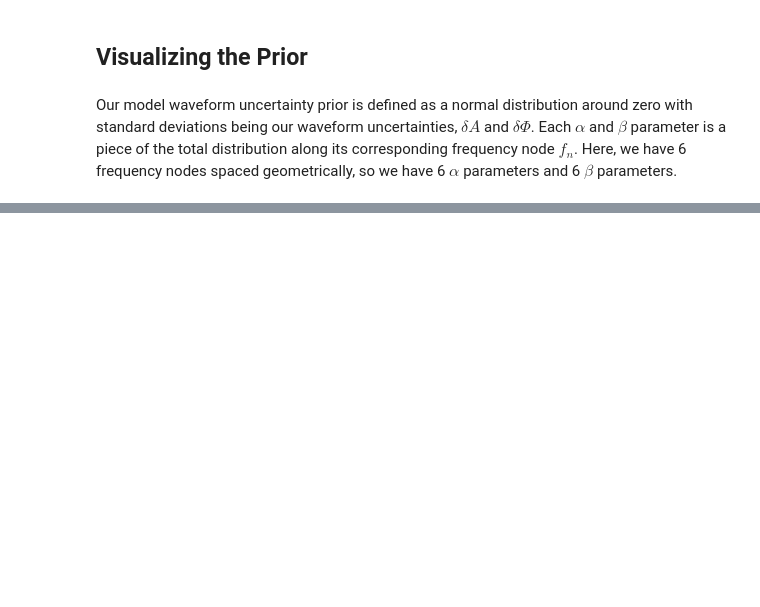
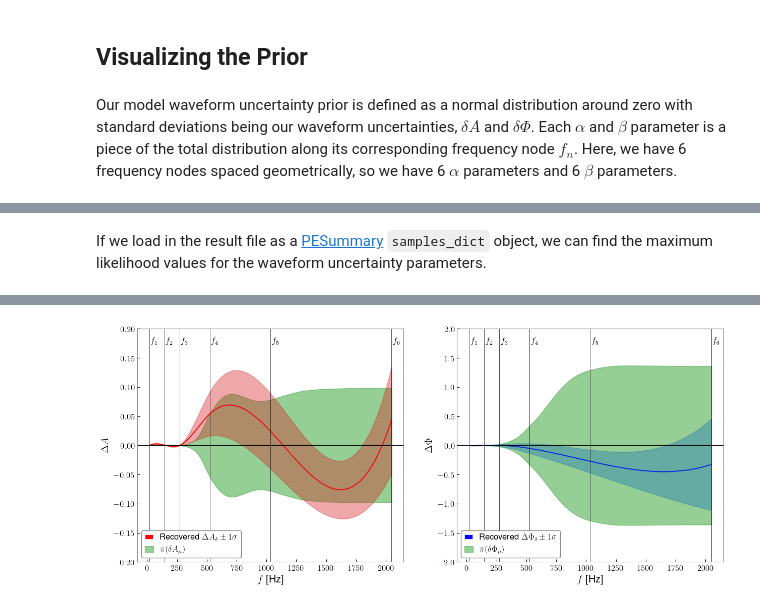
Before and after one commit to RyanSR71/waveform_uncertainty, a Jupyter notebook: docs/source/notebooks/WFU_Sampling_Tutorial.ipynb, the cells around one changed output, grey strips where cells are left out. Drawn from its saved outputs; the diff is of its cells as text; code cells hidden in the pictures; blank space fills up the shorter version.

```diff
--- a/docs/source/notebooks/WFU_Sampling_Tutorial.ipynb
+++ b/docs/source/notebooks/WFU_Sampling_Tutorial.ipynb
@@ -115,0 +212,66 @@ plt.show()
+# %% [markdown]
+If we load in the result file as a [PESummary](https://docs.ligo.org/lscsoft/pesummary/latest/) `samples_dict` object, we can find the maximum likelihood values for the waveform uncertainty parameters.
+# %%
+posterior = read('/home/ryanmatthew.johnson/Waveform_Uncertainty/output/NS_1_wfu_nlive_100_result.json',allow_pickle=True).samples_dict
+
+# collecting maximum likelihood values and their standard deviations
+alphas = [float(posterior.maxL[f'alpha_{i+1}']) for i in range(len(frequency_nodes))]
+betas = [float(posterior.maxL[f'beta_{i+1}']) for i in range(len(frequency_nodes))]
+dA = [float(np.std(posterior[f'alpha_{i+1}'])) for i in range(len(frequency_nodes))]
+dphi = [float(np.std(posterior[f'beta_{i+1}'])) for i in range(len(frequency_nodes))]
+
+# setting up boundaries for the 68% confidence interval around the maximum likelihood values
+dA_upper_bound = np.array(alphas)+np.array(dA)
+dA_lower_bound = np.array(alphas)-np.array(dA)
+dphi_upper_bound = np.array(betas)+np.array(dphi)
+dphi_lower_bound = np.array(betas)-np.array(dphi)
+
+# plotting
+fig,ax = plt.subplots(1,2,figsize=(15,6))
+
+# using the waveform uncertainty parameters and the frequency nodes to construct a spline curve
+ax[0].plot(frequency_grid,scipy.interpolate.CubicSpline(frequency_nodes,alphas)(frequency_grid),color='red',label=r'Recovered $\Delta{A}_{\delta}\pm 1\sigma$')
+# plotting the 68% confidence interval
+ax[0].fill_between(frequency_grid,scipy.interpolate.CubicSpline(frequency_nodes,dA_upper_bound)(frequency_grid),
+                   scipy.interpolate.CubicSpline(frequency_nodes,dA_lower_bound)(frequency_grid),
+                   color='tab:red',alpha=0.4,zorder=2)
+
+# plotting the prior for comparison
+ax[0].fill_between(frequency_grid,-amplitude_uncertainty,amplitude_uncertainty,color='tab:green',alpha=0.5,label=r'$\pi(\delta{A}_{\mu})$',zorder=1)
+# plotting the frequency nodes
+for i in range(len(frequency_nodes)):
+    ax[0].axvline(frequency_nodes[i],color='k',linewidth=0.5)
+    ax[0].annotate(r'$f_{val}$'.replace('val',str(i+1)),(frequency_nodes[i]+10,0.175))
+
+ax[0].axhline(0,color='k',linewidth=1)
+ax[0].legend(fancybox=True,loc='lower left',framealpha=1)
+ax[0].set_ylim(-0.2,0.2)
+ax[0].grid(False)
+ax[0].set_xlabel(r"$\mathit{f}$ [Hz]")
+ax[0].set_ylabel(r"$\Delta{A}$")
+ax[0].tick_params(direction='in')
+
+# using the waveform uncertainty parameters and the frequency nodes to construct a spline curve
+ax[1].plot(frequency_grid,scipy.interpolate.CubicSpline(frequency_nodes,betas)(frequency_grid),color='blue',label=r'Recovered $\Delta\Phi_{\delta}\pm 1\sigma$')
+# plotting the 68% confidence interval
+ax[1].fill_between(frequency_grid,scipy.interpolate.CubicSpline(frequency_nodes,dphi_upper_bound)(frequency_grid),
+                   scipy.interpolate.CubicSpline(frequency_nodes,dphi_lower_bound)(frequency_grid),
+                   color='tab:blue',alpha=0.4,zorder=2)
+
+# plotting the prior for comparison
+ax[1].fill_between(frequency_grid,-phase_uncertainty,phase_uncertainty,color='tab:green',alpha=0.5,label=r'$\pi(\delta\Phi_{\mu})$',zorder=1)
+# plotting the frequency nodes
+for i in range(len(frequency_nodes)):
+    ax[1].axvline(frequency_nodes[i],color='k',linewidth=0.5)
+    ax[1].annotate(r'$f_{val}$'.replace('val',str(i+1)),(frequency_nodes[i]+10,1.75))
+
+ax[1].axhline(0,color='k',linewidth=1)
+ax[1].legend(fancybox=True,loc='lower left',framealpha=1)
+ax[1].set_ylim(-2,2)
+ax[1].grid(False)
+ax[1].set_xlabel(r"$\mathit{f}$ [Hz]")
+ax[1].set_ylabel(r"$\Delta\Phi$")
+ax[1].tick_params(direction='in')
+
+plt.show()
+# %% [output]
@@ -115,0 +284 @@ plt.show()
+[figure, added]
```
Also changed, not shown: parts of 16 cells of this notebook.
